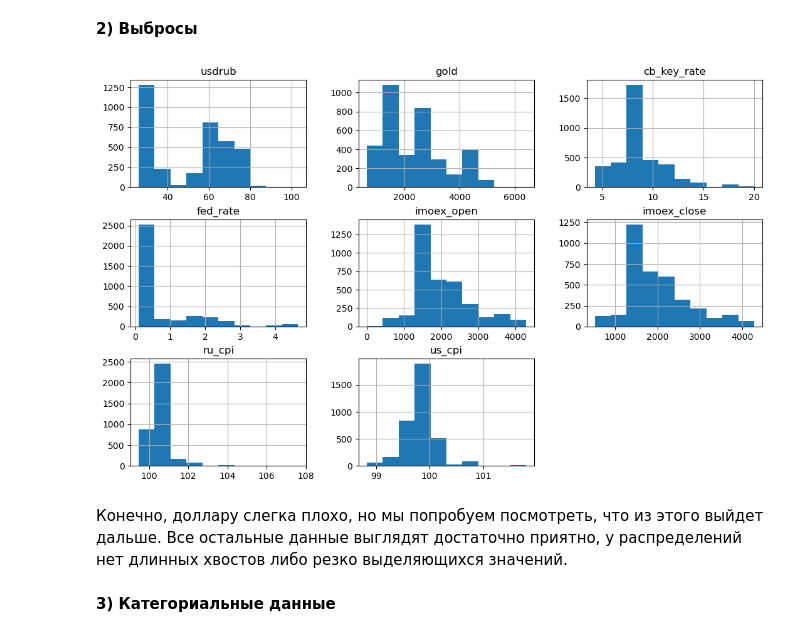
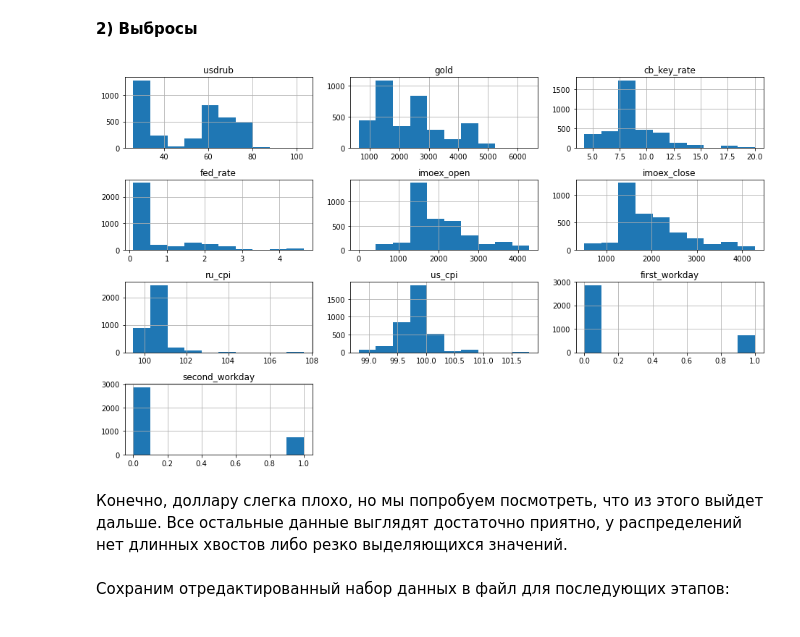
Before and after one commit to evelinakolomoets/andan_project, a Jupyter notebook: Шаг 3. Предобработка данных.ipynb, the cells around one changed output. Cells and saved outputs as stored; diff of their text form; code cells hidden in the pictures.

```diff
--- a/Шаг 3. Предобработка данных.ipynb
+++ b/Шаг 3. Предобработка данных.ipynb
@@ -33,3 +45,6 @@ df.head()
+# %%
+df['first_workday'] = ((df['workday'] == 'workday') & (df['workday'].shift(1) == 'day off')).astype(int)
+df['second_workday'] = df['first_workday'].shift(1).fillna(0).astype(int)
 # %%
 df.shape
 # %% [output]
@@ -189,10 +216,11 @@ dtype: int64
 # %% [markdown]
 __2) Выбросы__
 # %%
-df.hist(figsize=(13,8));
+df.hist(figsize=(13,8))
+plt.tight_layout();
 # %% [output]
-[figure, old version]
+[figure, new version]
 # %% [markdown]
 Конечно, доллару слегка плохо, но мы попробуем посмотреть, что из этого выйдет дальше. Все остальные данные выглядят достаточно приятно, у распределений нет длинных хвостов либо резко выделяющихся значений.
-# %% [markdown]
-__3) Категориальные данные__
+# %% [markdown]
+Сохраним отредактированный набор данных в файл для последующих этапов:
```
Also changed, not shown: parts of 18 cells of this notebook.
